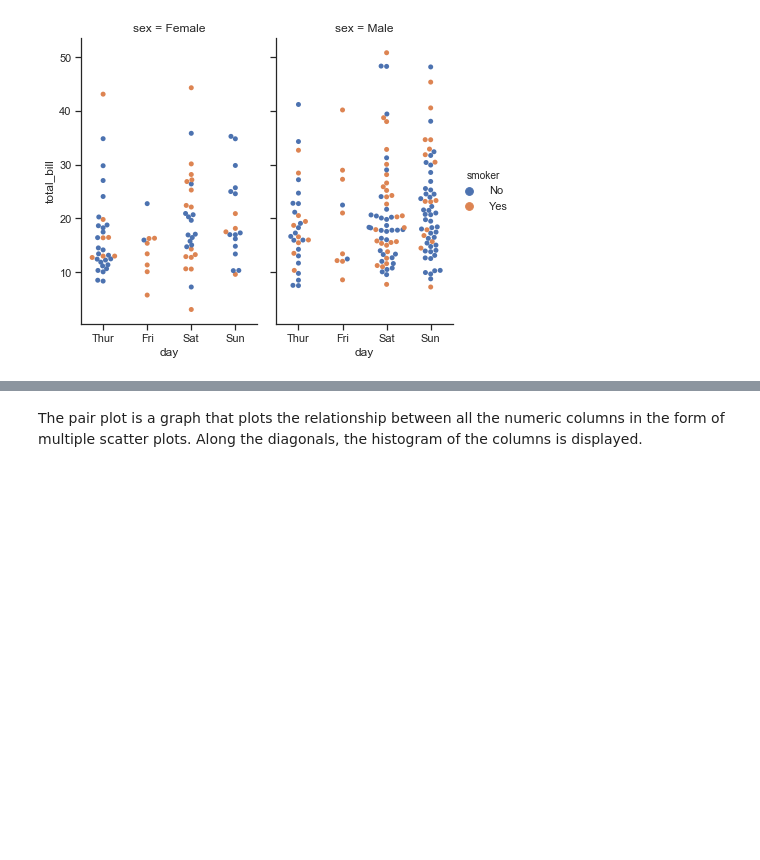
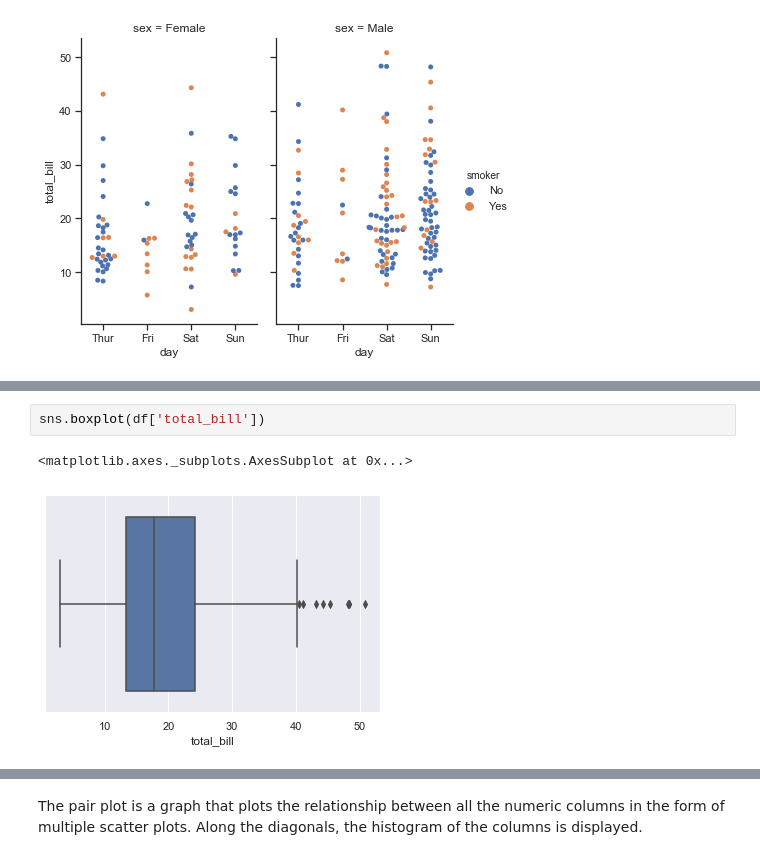
Before and after one commit to JuliaMal/Fundamentals_project, a Jupyter notebook: Tips.ipynb, the cells around one changed output, grey strips where cells are left out. Drawn from its saved outputs; the diff is of its cells as text; blank space fills up the shorter version.

```diff
--- a/Tips.ipynb
+++ b/Tips.ipynb
@@ -173,0 +211,5 @@ df.describe()
+# %%
+sns.boxplot(df['total_bill'])
+# %% [output]
+<matplotlib.axes._subplots.AxesSubplot at 0x...>
+[figure, added]
```
Also changed, not shown: parts of 51 cells of this notebook, 1 other file.
